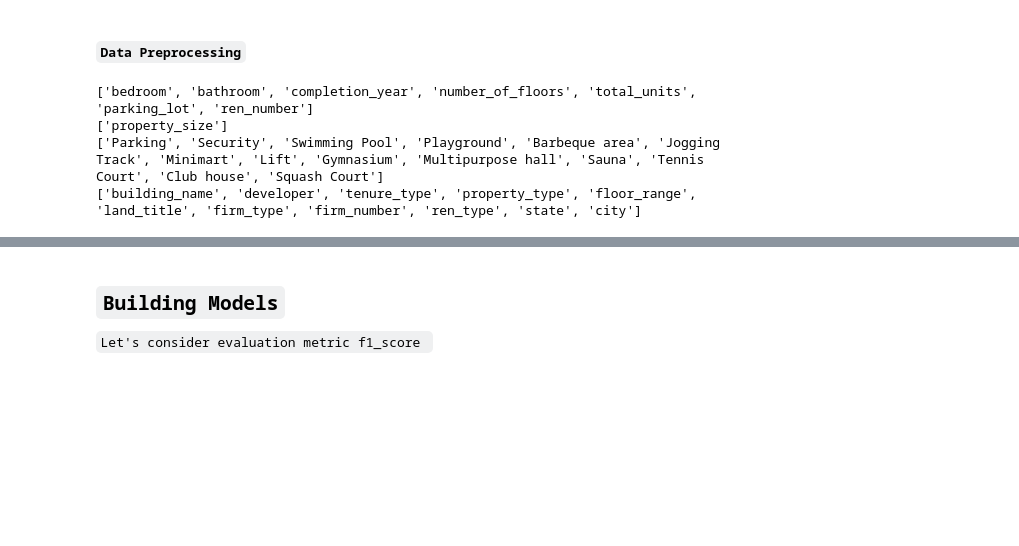
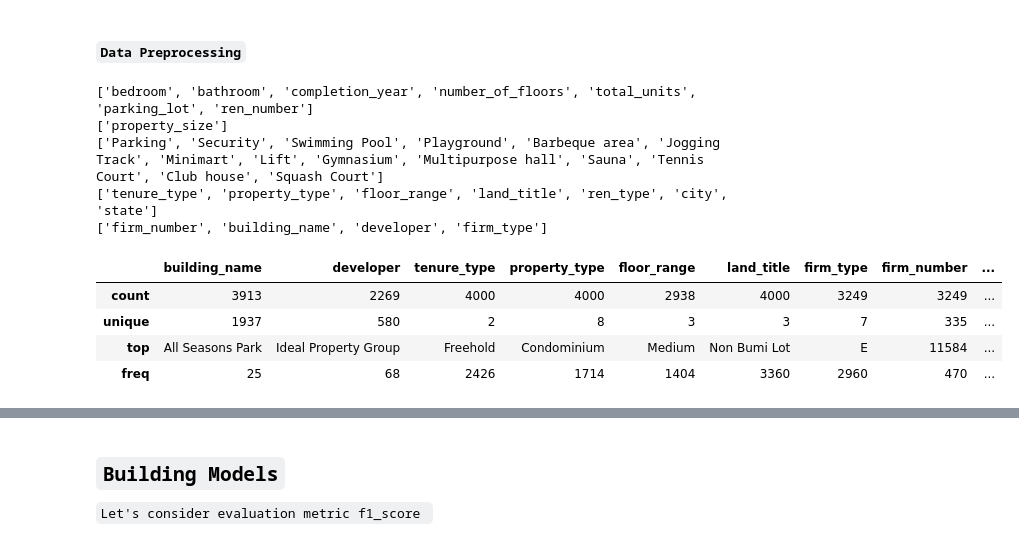
Before and after one commit to aahmedsherif/FinalProject, a Jupyter notebook: script.ipynb, the cells around one changed output, grey strips where cells are left out. Cells and saved outputs as stored; diff of their text form; code cells hidden in the pictures; blank space fills up the shorter version.

```diff
--- a/script.ipynb
+++ b/script.ipynb
@@ -766,16 +766,24 @@ y_valid shape (800,)
 int_cols = X_train.select_dtypes(include=['Int64']).columns.tolist()
 float_cols = X_train.select_dtypes(include=['float64']).columns.tolist()
 bool_cols = X_train.select_dtypes(include=['bool']).columns.tolist()
+
+#small_categ_cols = ['tenure_type', 'property_type', 'floor_range', 'land_title', 'firm_type', 'ren_type', 'state']
+small_categ_cols = ['tenure_type', 'property_type', 'floor_range', 'land_title', 'ren_type', 'city', 'state']
+
 categ_cols = X_train.select_dtypes(include=['object']).columns.tolist()
+other_categ_cols = list(set(categ_cols) - set(small_categ_cols))
+
 print(int_cols)
 print(float_cols)
 print(bool_cols)
-print(categ_cols)
+print(small_categ_cols)
+print(other_categ_cols)
 # %% [output]
 ['bedroom', 'bathroom', 'completion_year', 'number_of_floors', 'total_units', 'parking_lot', 'ren_number']
 ['property_size']
 ['Parking', 'Security', 'Swimming Pool', 'Playground', 'Barbeque area', 'Jogging Track', 'Minimart', 'Lift', 'Gymnasium', 'Multipurpose hall', 'Sauna', 'Tennis Court', 'Club house', 'Squash Court']
-['building_name', 'developer', 'tenure_type', 'property_type', 'floor_range', 'land_title', 'firm_type', 'firm_number', 'ren_type', 'state', 'city']
+['tenure_type', 'property_type', 'floor_range', 'land_title', 'ren_type', 'city', 'state']
+['firm_number', 'building_name', 'developer', 'firm_type']
 # %%
 ## Pipeline
 
@@ -783,6 +791,14 @@ print(categ_cols)
 ## float --> Impute using median, Standardization
 ## bool --> Impute using mode, Ordinal
 ## Categorical --> Impute using mode, Ordinal
+# %%
+df.describe(include='object')
+# %% [output]
+|  | building_name | developer | tenure_type | property_type | floor_range | land_title | firm_type | firm_number | ... |
+| count | 3913 | 2269 | 4000 | 4000 | 2938 | 4000 | 3249 | 3249 | ... |
+| unique | 1937 | 580 | 2 | 8 | 3 | 3 | 7 | 335 | ... |
+| top | All Seasons Park | Ideal Property Group | Freehold | Condominium | Medium | Non Bumi Lot | E | 11584 | ... |
+| freq | 25 | 68 | 2426 | 1714 | 1404 | 3360 | 2960 | 470 | ... |
 # %%
 ## Int
 int_pipline = Pipeline(steps=[
```
Also changed, not shown: parts of 22 cells of this notebook.
